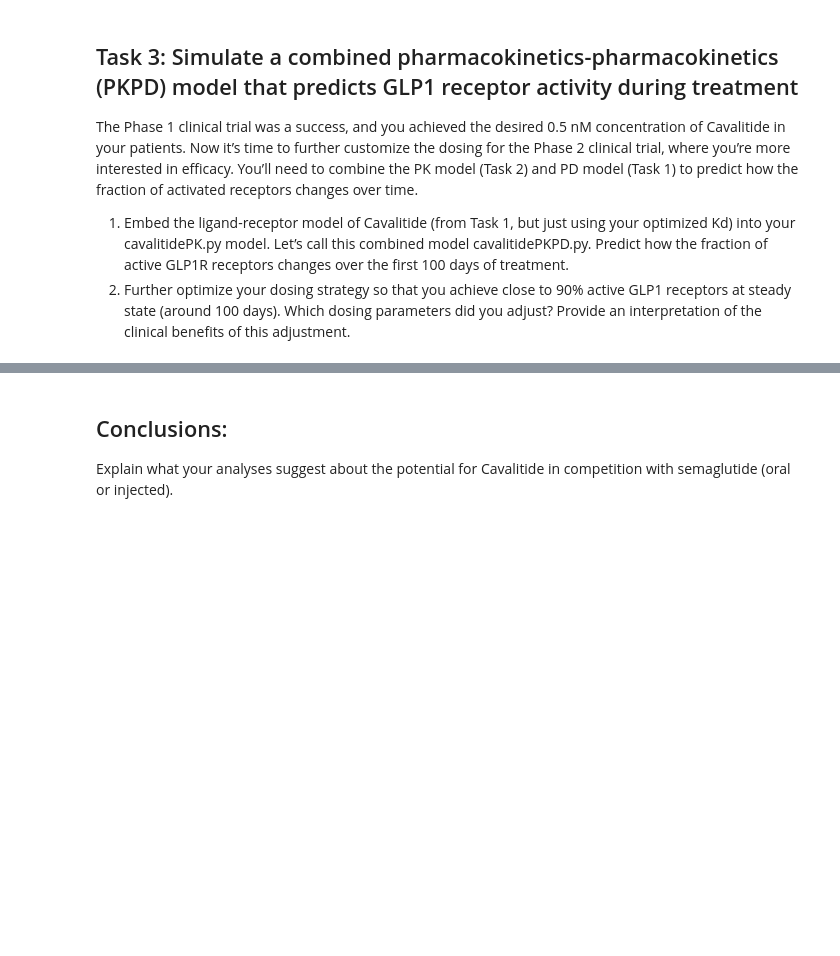
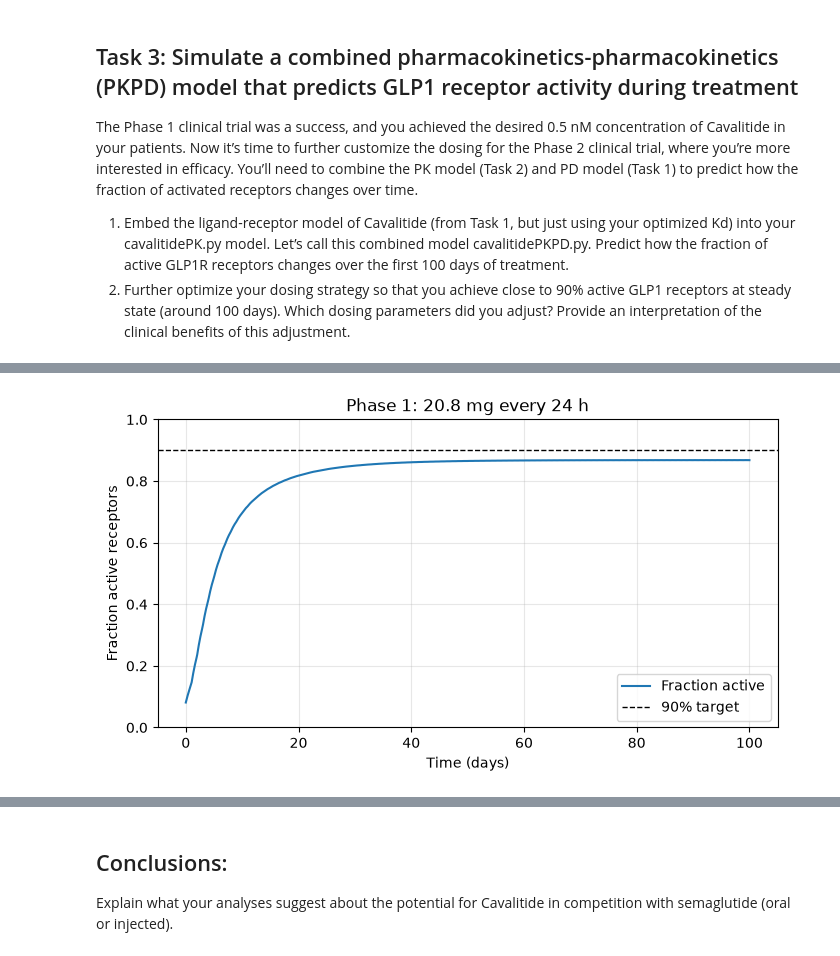
Before and after one commit to KartikeyaV/BME-2315-Module-3, a Jupyter notebook: Module3_Project_Template.ipynb, the cells around one changed output, grey strips where cells are left out. Saved outputs shown, nothing was run; the diff lists cells and outputs as text; code cells hidden in the pictures; blank space fills up the shorter version.

Commit message:
I did task 3

```diff
--- a/Module3_Project_Template.ipynb
+++ b/Module3_Project_Template.ipynb
@@ -353,3 +459,87 @@ The Phase 1 clinical trial was a success, and you achieved the desired 0.5 nM co
 
 1. Embed the ligand-receptor model of Cavalitide (from Task 1, but just using your optimized Kd) into your cavalitidePK.py model. Let’s call this combined model cavalitidePKPD.py. Predict how the fraction of active GLP1R receptors changes over the first 100 days of treatment.
 2. Further optimize your dosing strategy so that you achieve close to 90% active GLP1 receptors at steady state (around 100 days).  Which dosing parameters did you adjust? Provide an interpretation of the clinical benefits of this adjustment.
+# %%
+# cavalitidePKPD.py
+import numpy as np
+import matplotlib.pyplot as plt
+from scipy.integrate import solve_ivp
+
+# ---------- PD parameters ----------
+Kd1 = 0.17     # nM, GLP1
+Kd2 = 0.077    # nM, Cavalitide (fitted in Task 1; was 0.38 = semaglutide)
+L1 = 0.015     # nM, GLP1 (fasting)
+
+# ---------- PK parameters ----------
+Favailable = 0.01
+ka = 0.006          # 1/h
+interval = 24       # h
+n_doses = 100
+dt = 0.1            # h
+ke = 0.0039
+V = 10.8
+MW = 4113.6         # g/mol
+Ffree = 0.01
+
+def Fact(L1, L2, Kd1, Kd2):
+    """Fractional receptor activation with two agonists L1 and L2"""
+    return (Kd2*L1+Kd1*L2) / (Kd1*Kd2 + Kd2*L1 + Kd1*L2)
+
+def ODEfunc(t, y):
+    Asc, Cc = y
+    dAsc = -ka*Asc
+    dCc = ka*Asc/V - ke*Cc
+    return [dAsc, dCc]
+
+def simulate(D, n_doses, interval, dt):
+    """Return time (h), depot amount (mg), and total blood concentration (nM)."""
+    t_out, Asc_out, Cc_out = [], [], []
+    y = np.array([0.0, 0.0])
+    n_steps = int(round(interval / dt))
+    for i in range(n_doses):
+        y[0] += Favailable * D
+        t0 = i * interval
+        t_seg = t0 + dt * np.arange(n_steps + 1)
+        sol = solve_ivp(ODEfunc, (t_seg[0], t_seg[-1]), y, t_eval=t_seg,
+                        method="LSODA", rtol=1e-8, atol=1e-10)
+        if not sol.success:
+            raise RuntimeError(sol.message)
+        t_out.append(sol.t); Asc_out.append(sol.y[0]); Cc_out.append(sol.y[1])
+        y = sol.y[:, -1].copy()
+    t = np.concatenate(t_out)
+    Asc = np.concatenate(Asc_out)
+    Cc_nM = np.concatenate(Cc_out) * 1e-3 / MW * 1e9
+    return t, Asc, Cc_nM
+
+def run_and_plot(D, title):
+    """Simulate one dose, embed PD model, print steady state, make one figure."""
+    t, Asc, Cc = simulate(D, n_doses, interval, dt)
+    Cfree = Ffree * Cc                    # free Cavalitide [nM] = L2
+    Fa = Fact(L1, Cfree, Kd1, Kd2)        # PK output feeds the PD model
+    last = t >= t[-1] - interval
+    print(f"{title}: D = {D:.2f} mg | free = {Cfree[last].mean():.3f} nM | "
+          f"Fact = {Fa[last].mean():.3f}")
+
+    fig, ax = plt.subplots(figsize=(8, 4))
+    ax.plot(t / 24, Fa, label="Fraction active")
+    ax.axhline(0.9, ls="--", c="k", lw=1, label="90% target")
+    ax.set(xlabel="Time (days)", ylabel="Fraction active receptors",
+           title=f"{title}: {D:.1f} mg every {interval} h", ylim=(0, 1))
+    ax.legend(); ax.grid(alpha=0.3)
+    return Cfree[last].mean()
+
+# ---------- Image 1: Phase 1 dose (0.5 nM) ----------
+D_reference = 20.8
+ref_mean = run_and_plot(D_reference, "Phase 1")
+
+# ---------- dose needed for 90% active ----------
+f_target = 0.90
+L2_needed = (f_target*Kd2*(Kd1 + L1) - Kd2*L1) / (Kd1*(1 - f_target))  # nM free
+D_opt = D_reference * L2_needed / ref_mean      # steady-state conc scales linearly with dose
+print(f"Free Cavalitide needed for 90% active: {L2_needed:.3f} nM -> D_opt = {D_opt:.2f} mg")
+
+# ---------- Image 2: optimized Phase 2 dose ----------
+run_and_plot(D_opt, "Phase 2 (optimized)")
+
+plt.show()
+# %% [output]
@@ -355,0 +549 @@ The Phase 1 clinical trial was a success, and you achieved the desired 0.5 nM co
+[figure, added]
```
Also changed, not shown: parts of 7 cells of this notebook.
